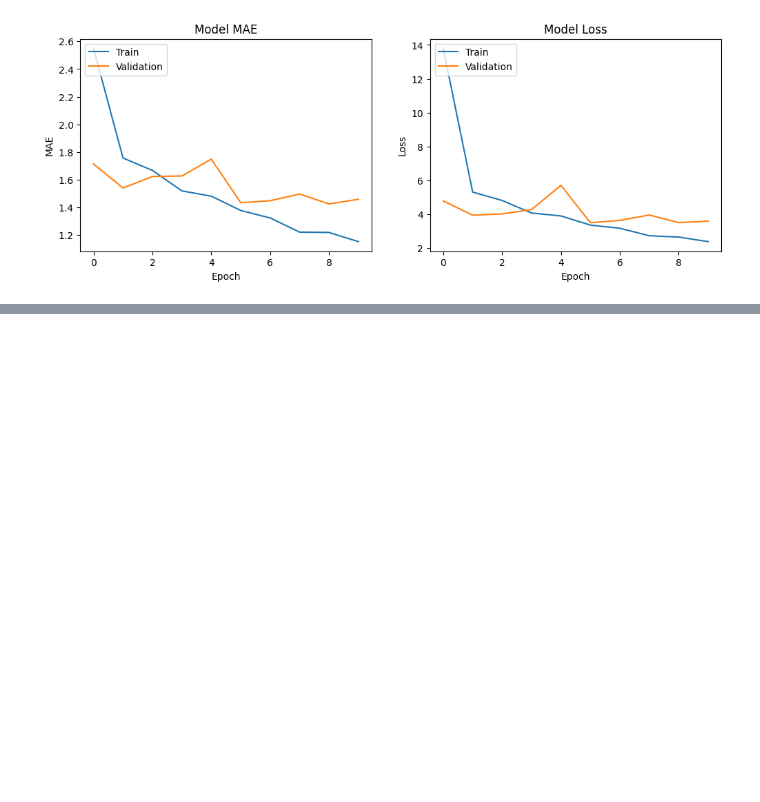
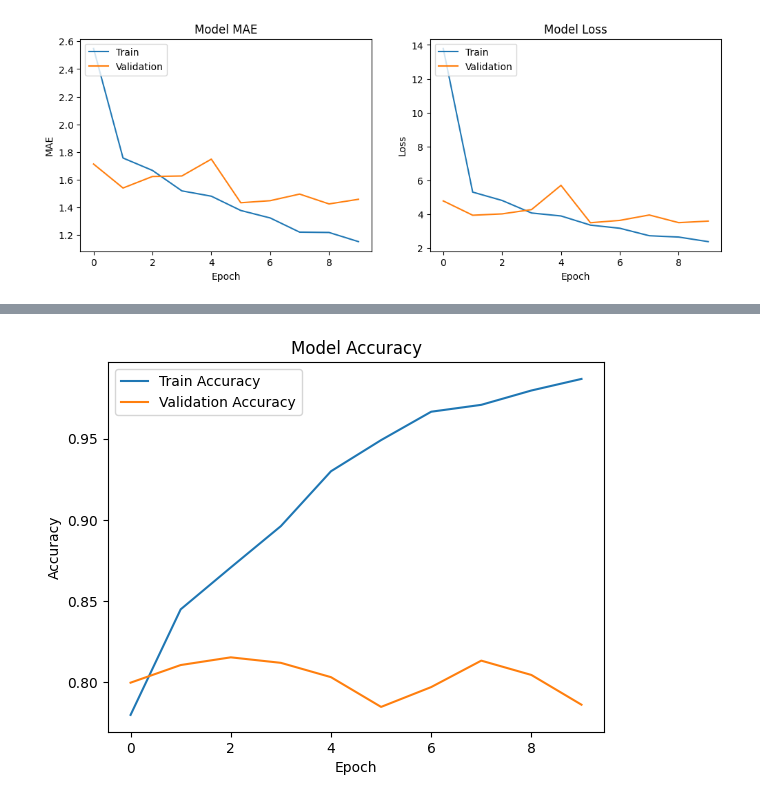
Before and after one commit to Armin-Abdollahi/Bone-Age-Estimation, a Jupyter notebook: Bone_Age_CNN.ipynb, the cells around one changed output, grey strips where cells are left out. Saved outputs shown, nothing was run; the diff lists cells and outputs as text; code cells hidden in the pictures; blank space fills up the shorter version.

```diff
--- a/Bone_Age_CNN.ipynb
+++ b/Bone_Age_CNN.ipynb
@@ -138,0 +181,3 @@ model.save('/content/drive/MyDrive/bone_age_cnn_model.h5')
+# %%
+# Create the image data generator
+datagen = ImageDataGenerator(rescale=1./255, validation_split=0.2)
@@ -138,0 +212,26 @@ model.save('/content/drive/MyDrive/bone_age_cnn_model.h5')
+# %%
+# Build the modified CNN model
+model = Sequential([
+    Conv2D(32, (3,3), activation='relu', input_shape=(256, 256, 1)),
+    MaxPooling2D(2, 2),
+    Conv2D(64, (3,3), activation='relu'),
+    MaxPooling2D(2,2),
+    Conv2D(128, (3,3), activation='relu'),
+    MaxPooling2D(2,2),
+    Flatten(),
+    Dense(512, activation='relu'),
+    Dropout(0.5),
+    Dense(3, activation='softmax')  # Three output neurons for age groups
+])
+# %%
+# Compile the model
+model.compile(optimizer=Adam(), loss='categorical_crossentropy', metrics=['accuracy'])
+# %%
+# Train the model
+history = model.fit(
+    train_generator,
+    steps_per_epoch=train_generator.samples // 32,
+    validation_data=validation_generator,
+    validation_steps=validation_generator.samples // 32,
+    epochs=10
+)
@@ -138,0 +259,11 @@ model.save('/content/drive/MyDrive/bone_age_cnn_model.h5')
+# %%
+# Plot training & validation accuracy
+plt.plot(history.history['accuracy'], label='Train Accuracy')
+plt.plot(history.history['val_accuracy'], label='Validation Accuracy')
+plt.title('Model Accuracy')
+plt.xlabel('Epoch')
+plt.ylabel('Accuracy')
+plt.legend()
+plt.show()
+# %% [output]
+[figure, added]
```
Also changed, not shown: parts of 10 cells of this notebook.
